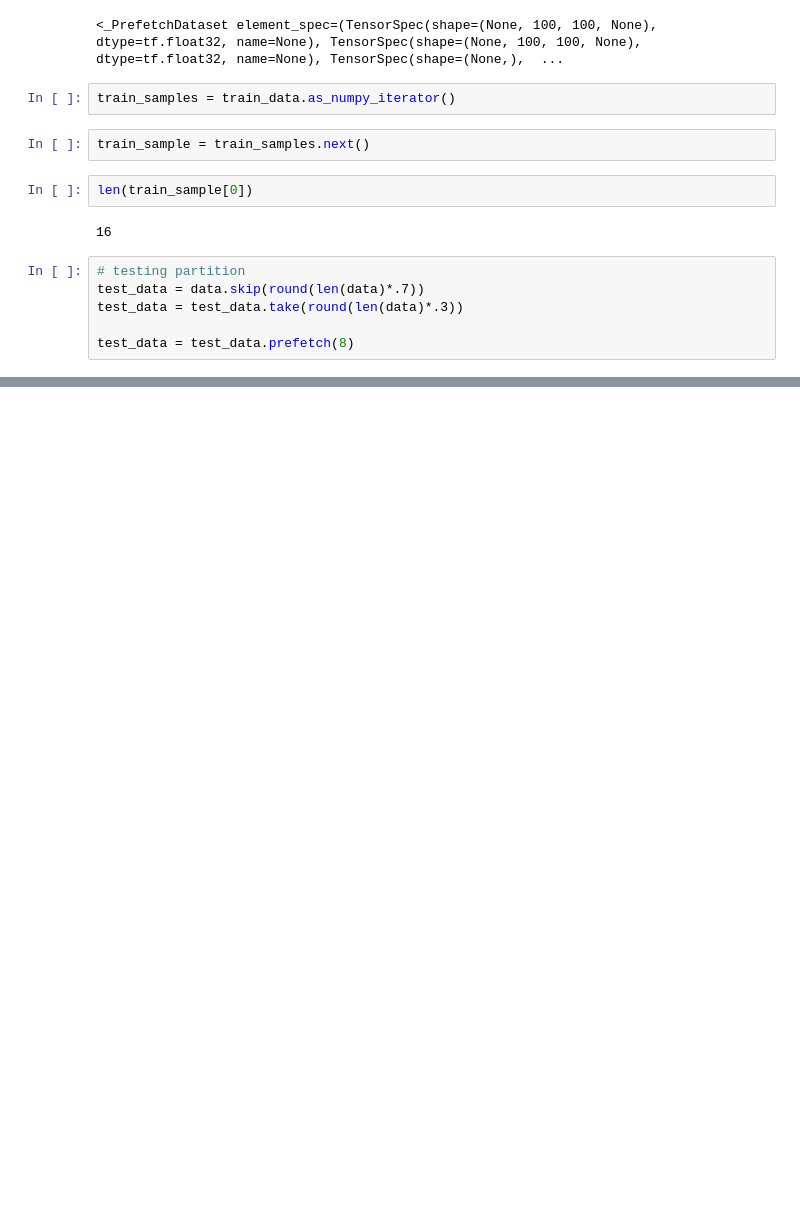
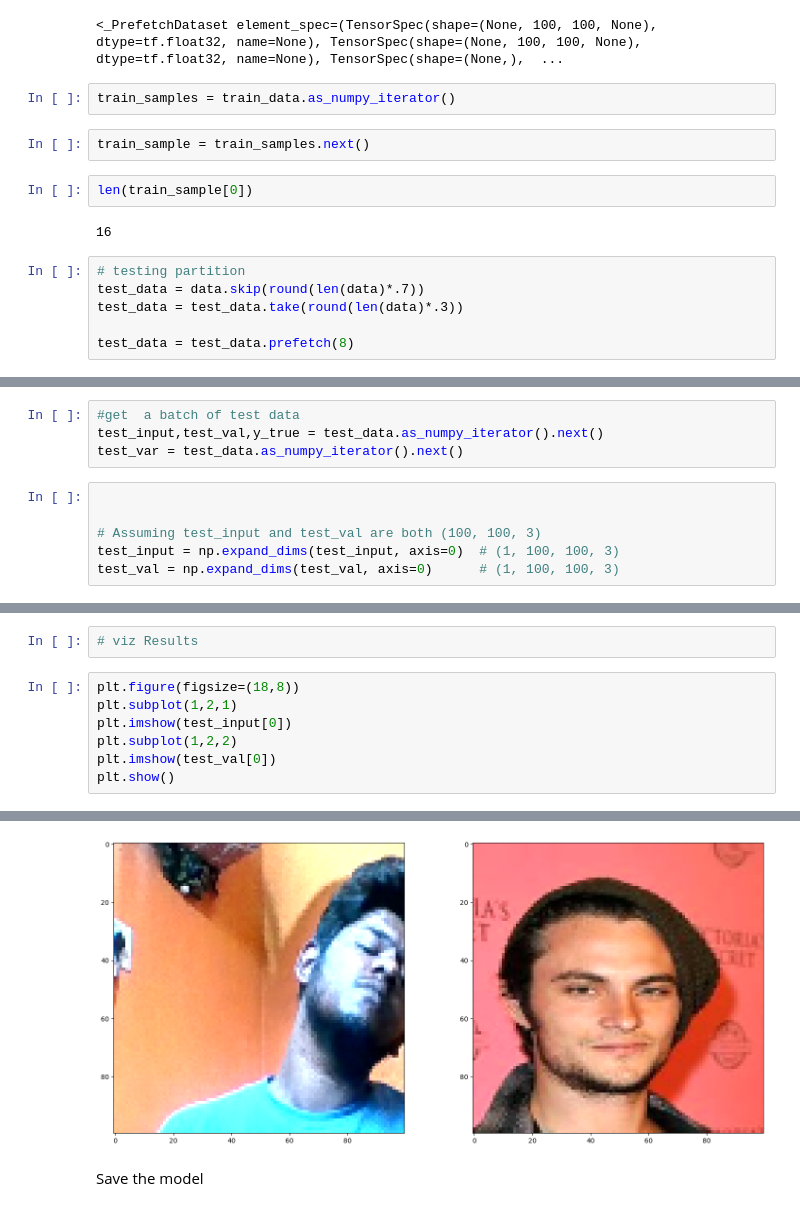
Before and after one commit to Harsha1025/facial_recognition, a Jupyter notebook: Untitled.ipynb, the cells around one changed output, grey strips where cells are left out. Saved outputs shown, nothing was run; the diff lists cells and outputs as text; blank space fills up the shorter version.

```diff
--- a/Untitled.ipynb
+++ b/Untitled.ipynb
@@ -298,0 +583,10 @@ test_data = test_data.prefetch(8)
+# %%
+#get  a batch of test data
+test_input,test_val,y_true = test_data.as_numpy_iterator().next()
+test_var = test_data.as_numpy_iterator().next()
+# %%
+
+
+# Assuming test_input and test_val are both (100, 100, 3)
+test_input = np.expand_dims(test_input, axis=0)  # (1, 100, 100, 3)
+test_val = np.expand_dims(test_val, axis=0)      # (1, 100, 100, 3)
@@ -298,0 +631,10 @@ test_data = test_data.prefetch(8)
+# %%
+# viz Results
+# %%
+plt.figure(figsize=(18,8))
+plt.subplot(1,2,1)
+plt.imshow(test_input[0])
+plt.subplot(1,2,2)
+plt.imshow(test_val[0])
+plt.show()
+# %% [output]
@@ -298,0 +643,3 @@ test_data = test_data.prefetch(8)
+[figure, added]
+# %% [markdown]
+Save the model
```
Also changed, not shown: parts of 62 cells of this notebook.
